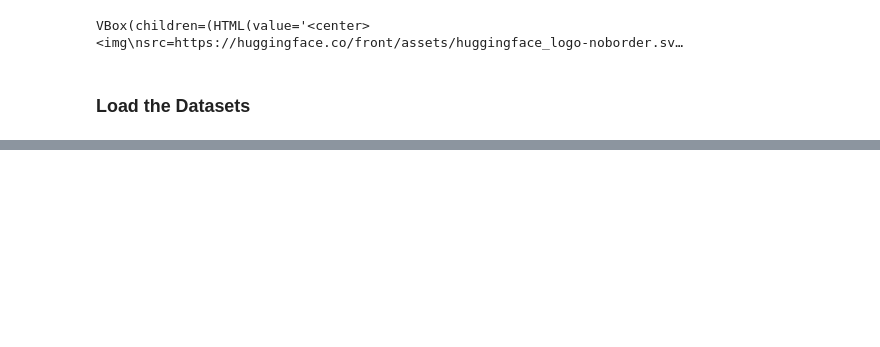
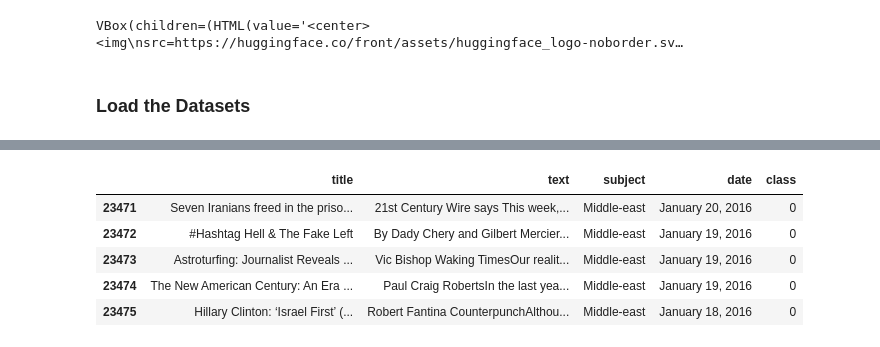
Before and after one commit to penscola/Misinformation-Prediction, a Jupyter notebook: notebook/misinformation.ipynb, the cells around one changed output, grey strips where cells are left out. Cells and saved outputs as stored; diff of their text form; code cells hidden in the pictures; blank space fills up the shorter version.

```diff
--- a/notebook/misinformation.ipynb
+++ b/notebook/misinformation.ipynb
@@ -56,0 +84,3 @@ df_fake.head()
+# %%
+data_fake_manual_testing['class'] = 0
+data_true_manual_testing['class'] = 1
@@ -56,0 +98,9 @@ df_fake.head()
+# %%
+data_fake_manual_testing.head()
+# %% [output]
+|  | title | text | subject | date | class |
+| 23471 | Seven Iranians freed in the priso... | 21st Century Wire says This week,... | Middle-east | January 20, 2016 | 0 |
+| 23472 | #Hashtag Hell & The Fake Left | By Dady Chery and Gilbert Mercier... | Middle-east | January 19, 2016 | 0 |
+| 23473 | Astroturfing: Journalist Reveals ... | Vic Bishop Waking TimesOur realit... | Middle-east | January 19, 2016 | 0 |
+| 23474 | The New American Century: An Era ... | Paul Craig RobertsIn the last yea... | Middle-east | January 19, 2016 | 0 |
+| 23475 | Hillary Clinton: ‘Israel First’ (... | Robert Fantina CounterpunchAlthou... | Middle-east | January 18, 2016 | 0 |
```
Also changed, not shown: parts of 41 cells of this notebook, 3 other files.
